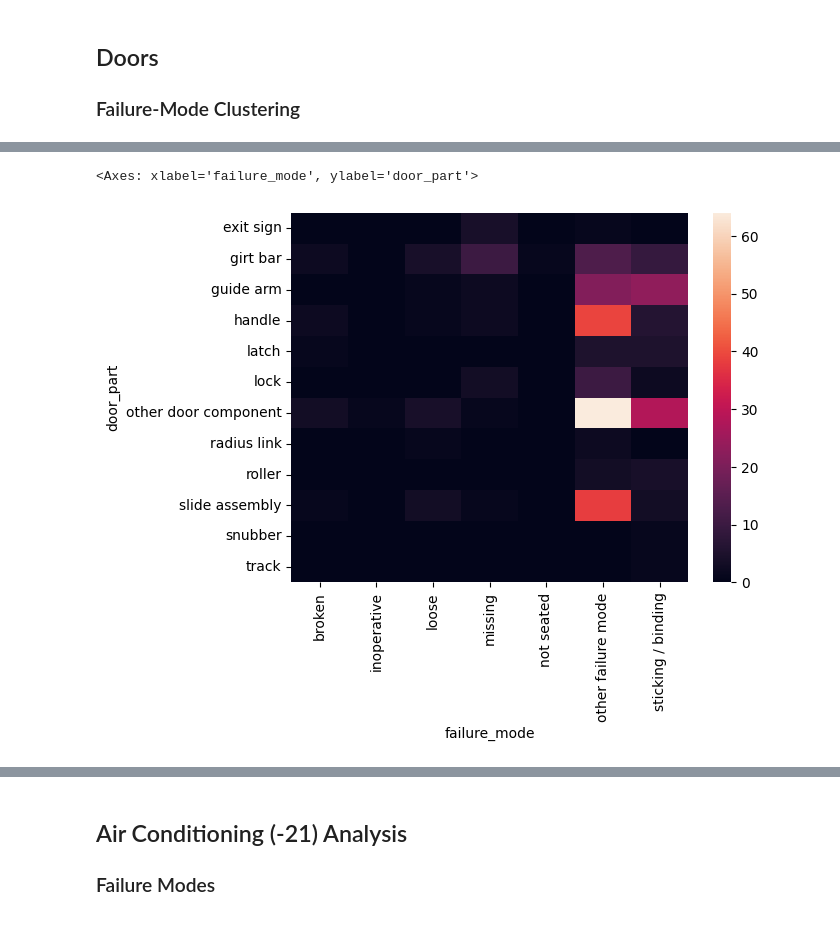
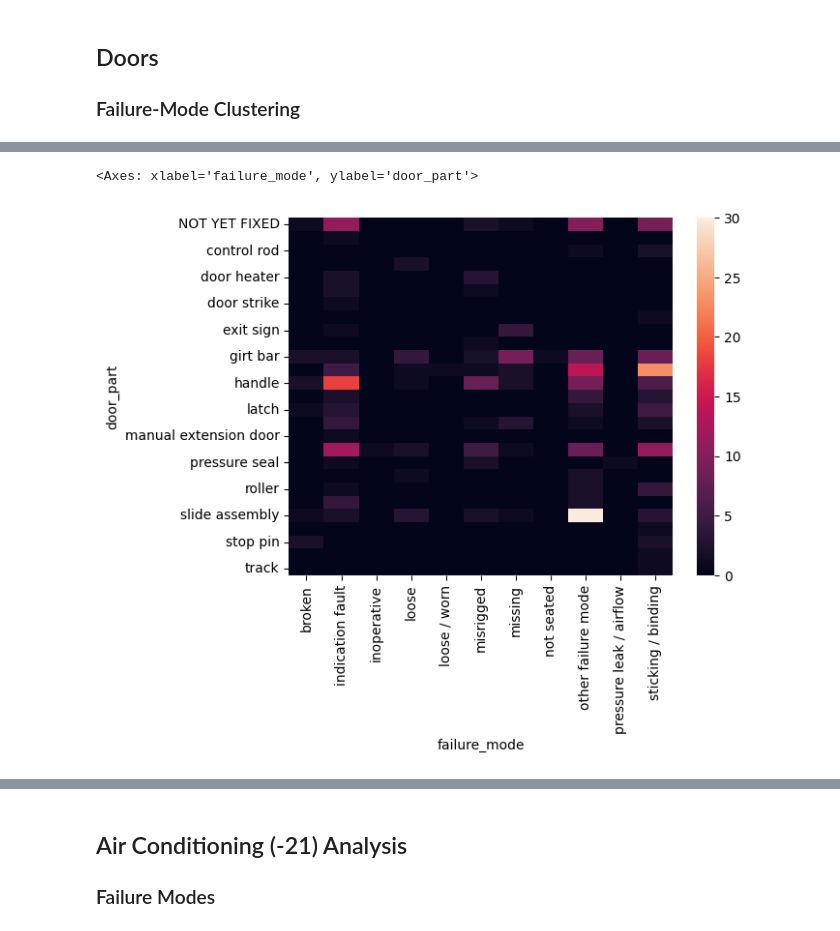
Before and after one commit to NorthrupRobert/737-800_SDR_Reliability_Analysis, a Jupyter notebook: _data_design_and_exploration/06_explore_aa.ipynb, the cells around one changed output, grey strips where cells are left out. Saved outputs shown, nothing was run; the diff lists cells and outputs as text; code cells hidden in the pictures.

```diff
--- a/_data_design_and_exploration/06_explore_aa.ipynb
+++ b/_data_design_and_exploration/06_explore_aa.ipynb
@@ -1739,6 +1834,7 @@ my_df = interface.q_to_df("""
 SELECT
     /* PART CLASSIFICATION */
     CASE
+        WHEN discrepancy ILIKE '%(OPEN)%' THEN 'NOT YET FIXED'
         WHEN discrepancy ILIKE '%guide arm%' THEN 'guide arm'
         WHEN discrepancy ILIKE '%radius link%' THEN 'radius link'
         WHEN discrepancy ILIKE '%roller%' THEN 'roller'
@@ -1753,6 +1849,21 @@ SELECT
         WHEN discrepancy ILIKE '%slide%' THEN 'slide assembly'
         WHEN discrepancy ILIKE '%exit sign%' THEN 'exit sign'
         WHEN discrepancy ILIKE '%corrosion%' THEN 'structure'
+        WHEN discrepancy ILIKE '%stop pin%' OR discrepancy ILIKE '%stop bearing%' THEN 'stop pin'
+        WHEN discrepancy ILIKE '%hinge%' OR discrepancy ILIKE '%hinge pin%' OR discrepancy ILIKE '%hinge plate%' THEN 'hinge'
+        WHEN discrepancy ILIKE '%torque tube%' THEN 'torque tube'
+        WHEN discrepancy ILIKE '%sensor%' OR discrepancy ILIKE '%indication switch%' THEN 'door sensor'
+        WHEN discrepancy ILIKE '%seal%' OR discrepancy ILIKE '%pressure leak%' THEN 'pressure seal'
+        WHEN discrepancy ILIKE '%sill drain%' OR discrepancy ILIKE '%drain valve%' OR discrepancy ILIKE '%threshold drain%' THEN 'sill drain'
+        WHEN discrepancy ILIKE '%trim%' THEN 'door trim'
+        WHEN discrepancy ILIKE '%control rod%' THEN 'control rod'
+        WHEN discrepancy ILIKE '%heater%' THEN 'door heater'
+        WHEN discrepancy ILIKE '%cargo door%' THEN 'cargo door'
+        WHEN discrepancy ILIKE '%external power door%' OR discrepancy ILIKE '%ground power door%' THEN 'external power door'
+        WHEN discrepancy ILIKE '%manual extension door%' OR discrepancy ILIKE '%manual override door%' THEN 'manual extension door'
+        WHEN discrepancy ILIKE '%bushing%' THEN 'door bushing'
+        WHEN discrepancy ILIKE '%strike%' THEN 'door strike'
+
         ELSE 'other door component'
     END AS door_part,
 
@@ -1763,33 +1874,40 @@ SELECT
           OR discrepancy ILIKE '%stuck%'
           OR discrepancy ILIKE '%sticks%'
           THEN 'sticking / binding'
 
         WHEN discrepancy ILIKE '%loose%' THEN 'loose'
         WHEN discrepancy ILIKE '%broken%' THEN 'broken'
         WHEN discrepancy ILIKE '%misaligned%'
           OR discrepancy ILIKE '%alignment%' THEN 'misaligned'
         WHEN discrepancy ILIKE '%corrosion%' THEN 'corroded'
         WHEN discrepancy ILIKE '%missing%' THEN 'missing'
         WHEN discrepancy ILIKE '%inoperative%' THEN 'inoperative'
         WHEN discrepancy ILIKE '%not seated%'
           OR discrepancy ILIKE '%falling out%' THEN 'not seated'
         WHEN discrepancy ILIKE '%arm%' AND discrepancy ILIKE '%difficult%' THEN 'arm/disarm difficulty'
+        WHEN discrepancy ILIKE '%out of rig%' OR discrepancy ILIKE '%rig%' THEN 'misrigged'
+        WHEN discrepancy ILIKE '%light%' OR discrepancy ILIKE '%indicator%' THEN 'indication fault'
+        WHEN discrepancy ILIKE '%pressure leak%' OR discrepancy ILIKE '%airflow%' OR discrepancy ILIKE '%freezing%' THEN 'pressure leak / airflow'
+        WHEN discrepancy ILIKE '%corrosion%' THEN 'corrosion'
+        WHEN discrepancy ILIKE '%debris%' THEN 'debris obstruction'
+        WHEN discrepancy ILIKE '%difficult%' OR discrepancy ILIKE '%hard to%' OR discrepancy ILIKE '%sticking%' THEN 'sticking / binding'
+        WHEN discrepancy ILIKE '%loose%' OR discrepancy ILIKE '%worn%' THEN 'loose / worn'
+        WHEN discrepancy ILIKE '%broken%' THEN 'broken'
+
         ELSE 'other failure mode'
     END AS failure_mode,
 
     COUNT(*) AS event_count
 
 FROM sdr_event_aa_classified
 WHERE discrepancy ILIKE '%door%' AND
     severity = 3
 GROUP BY door_part, failure_mode
 ORDER BY event_count DESC;
 """)
 
-
-
 my_df = my_df.pivot(index='door_part', columns='failure_mode', values='event_count').astype(float).fillna(0.0)
 sns.heatmap(my_df)
 # %% [output]
 <Axes: xlabel='failure_mode', ylabel='door_part'>
-[figure, old version]
+[figure, new version]
```
Also changed, not shown: parts of 3 cells of this notebook, 2 other files.
